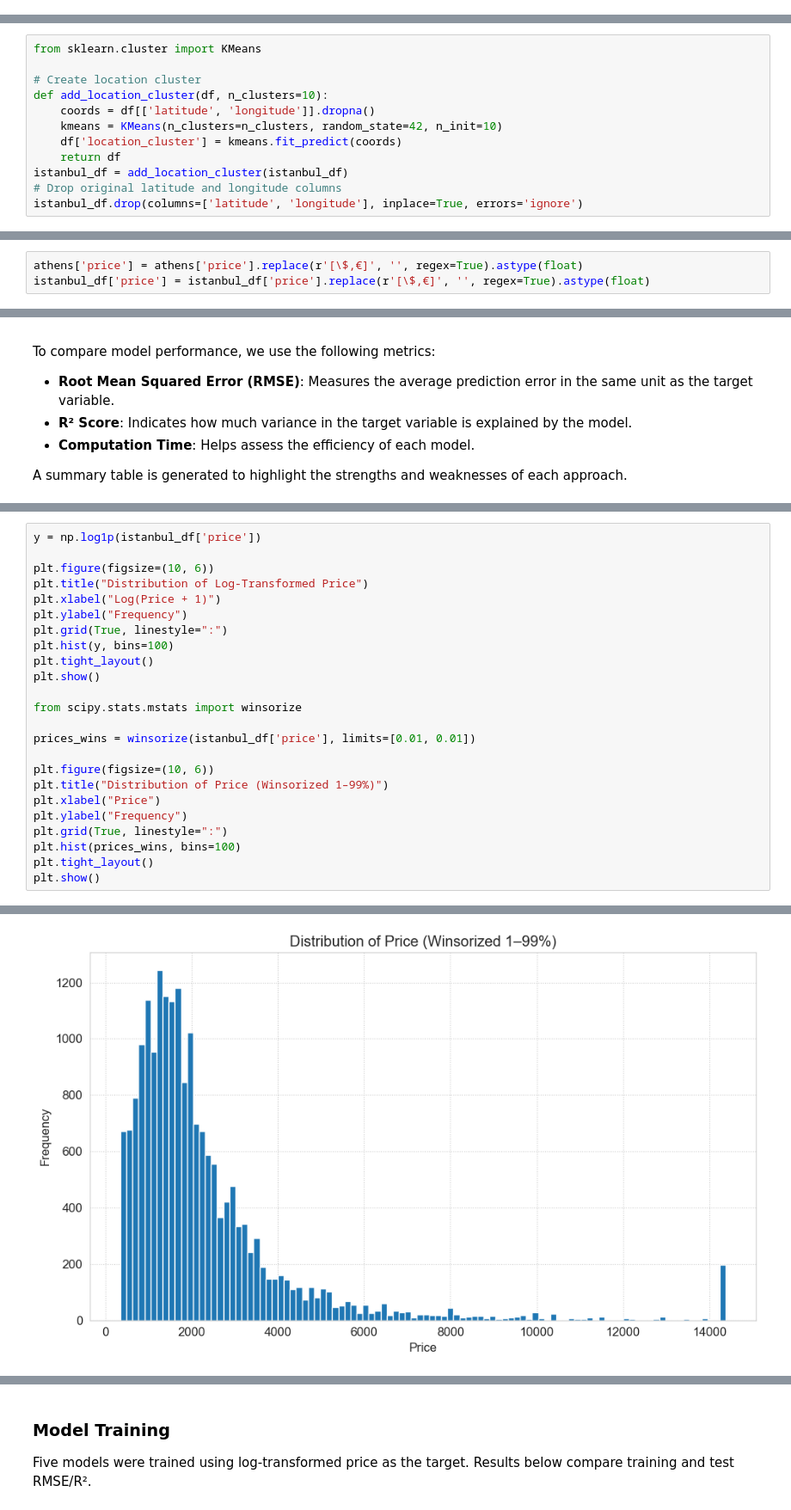
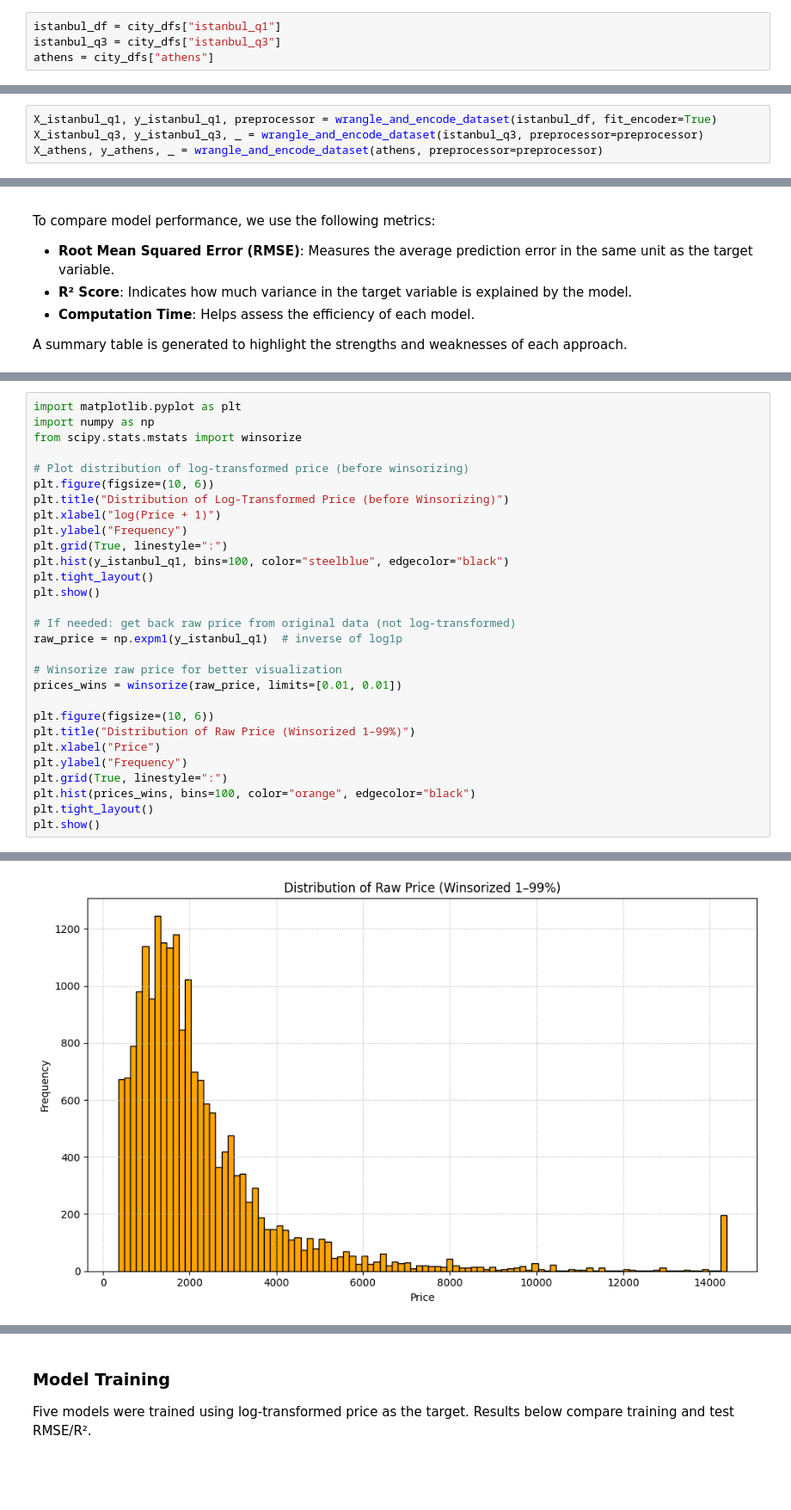
Before and after one commit to hdzmarcela/DA3_EDP25, a Jupyter notebook: Assignment 2/da3_assignment_2.ipynb, the cells around one changed output, grey strips where cells are left out. Shown at 86% size. Saved outputs shown, nothing was run; the diff lists cells and outputs as text; blank space fills up the shorter version.

```diff
--- a/Assignment 2/da3_assignment_2.ipynb
+++ b/Assignment 2/da3_assignment_2.ipynb
@@ -70 +163,5 @@ print(istanbul_df['amenities'].unique())
+# %%
+istanbul_df = city_dfs["istanbul_q1"]
+istanbul_q3 = city_dfs["istanbul_q3"]
+athens = city_dfs["athens"]
 # %%
@@ -175,12 +342,0 @@ istanbul_df.drop(columns=columns_to_drop, inplace=True, errors='ignore')
-# %%
-from sklearn.cluster import KMeans
-
-# Create location cluster
-def add_location_cluster(df, n_clusters=10):
-    coords = df[['latitude', 'longitude']].dropna()
-    kmeans = KMeans(n_clusters=n_clusters, random_state=42, n_init=10)
-    df['location_cluster'] = kmeans.fit_predict(coords)
-    return df
-istanbul_df = add_location_cluster(istanbul_df)
-# Drop original latitude and longitude columns
-istanbul_df.drop(columns=['latitude', 'longitude'], inplace=True, errors='ignore')
@@ -274,3 +342,0 @@ def wrangle_new_dataset(df_raw, preprocessor, n_clusters=10):
-# %%
-athens['price'] = athens['price'].replace(r'[\$,€]', '', regex=True).astype(float)
-istanbul_df['price'] = istanbul_df['price'].replace(r'[\$,€]', '', regex=True).astype(float)
@@ -294,0 +343,4 @@ def evaluate_model(name, model, X_train, y_train, X_test, y_test, results_dict):
+# %%
+X_istanbul_q1, y_istanbul_q1, preprocessor = wrangle_and_encode_dataset(istanbul_df, fit_encoder=True)
+X_istanbul_q3, y_istanbul_q3, _ = wrangle_and_encode_dataset(istanbul_q3, preprocessor=preprocessor)
+X_athens, y_athens, _ = wrangle_and_encode_dataset(athens, preprocessor=preprocessor)
@@ -363,25 +473,30 @@ dtype: float64
 # %%
-y = np.log1p(istanbul_df['price'])
+import matplotlib.pyplot as plt
+import numpy as np
+from scipy.stats.mstats import winsorize
 
+# Plot distribution of log-transformed price (before winsorizing)
 plt.figure(figsize=(10, 6))
-plt.title("Distribution of Log-Transformed Price")
-plt.xlabel("Log(Price + 1)")
+plt.title("Distribution of Log-Transformed Price (before Winsorizing)")
+plt.xlabel("log(Price + 1)")
 plt.ylabel("Frequency")
 plt.grid(True, linestyle=":")
-plt.hist(y, bins=100)
+plt.hist(y_istanbul_q1, bins=100, color="steelblue", edgecolor="black")
 plt.tight_layout()
 plt.show()
 
-from scipy.stats.mstats import winsorize
+# If needed: get back raw price from original data (not log-transformed)
+raw_price = np.expm1(y_istanbul_q1)  # inverse of log1p
 
-prices_wins = winsorize(istanbul_df['price'], limits=[0.01, 0.01])
+# Winsorize raw price for better visualization
+prices_wins = winsorize(raw_price, limits=[0.01, 0.01])
 
 plt.figure(figsize=(10, 6))
-plt.title("Distribution of Price (Winsorized 1–99%)")
+plt.title("Distribution of Raw Price (Winsorized 1–99%)")
 plt.xlabel("Price")
 plt.ylabel("Frequency")
 plt.grid(True, linestyle=":")
-plt.hist(prices_wins, bins=100)
+plt.hist(prices_wins, bins=100, color="orange", edgecolor="black")
 plt.tight_layout()
 plt.show()
 # %% [output]
@@ -389,4 +504,4 @@ plt.show()
-[figure, old version]
+[figure, new version]
 # %%
 # 5. Show comparison table
 results_df = (
```
Also changed, not shown: parts of 49 cells of this notebook, 2 other files.
